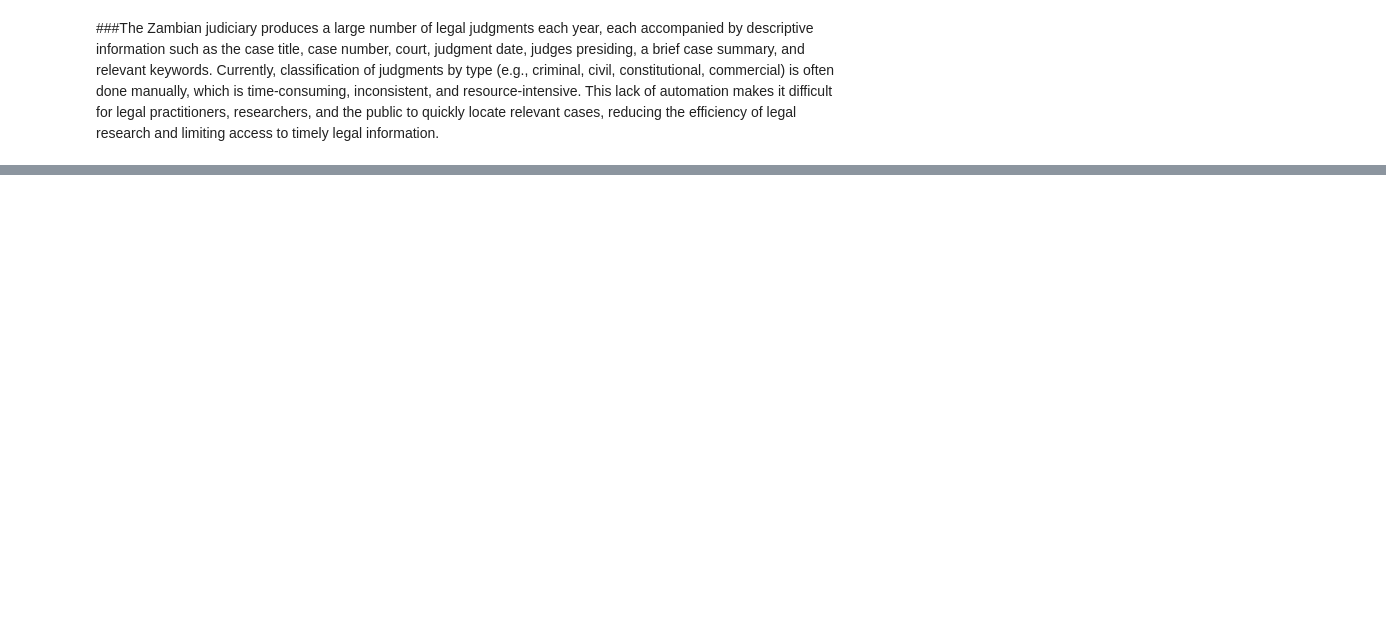
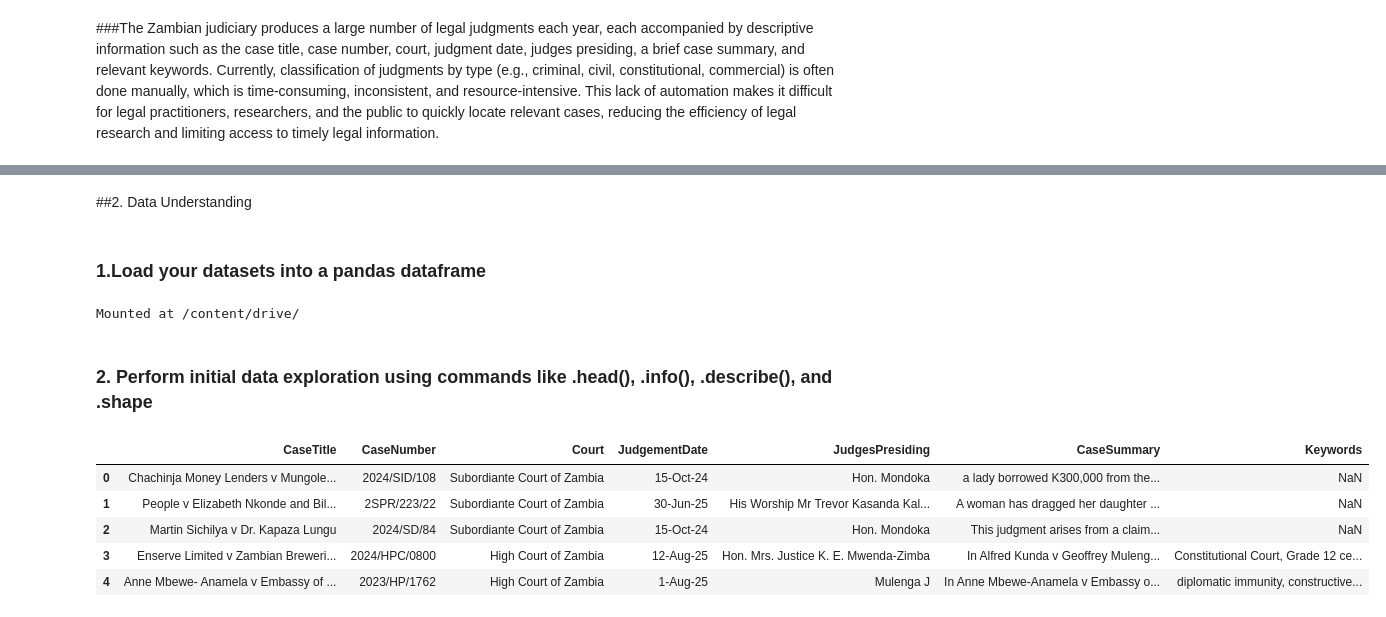
Before and after one commit to SuwilanjiTrey/DataMining-11, a Jupyter notebook: dataMiningGroup11.ipynb, the cells around one changed output, grey strips where cells are left out. Cells and saved outputs as stored; diff of their text form; code cells hidden in the pictures; blank space fills up the shorter version.

```diff
--- a/dataMiningGroup11.ipynb
+++ b/dataMiningGroup11.ipynb
@@ -52,0 +51,9 @@
+# %% [markdown]
+##2. Data Understanding
+# %% [markdown]
+### 1.Load your datasets into a pandas dataframe
+# %%
+from google.colab import drive
+drive.mount('/content/drive/')
+# %% [output]
+Mounted at /content/drive/
@@ -52,0 +64,11 @@
+# %% [markdown]
+### 2. Perform initial data exploration using commands like .head(), .info(), .describe(), and .shape
+# %%
+df.head()
+# %% [output]
+|  | CaseTitle | CaseNumber | Court | JudgementDate | JudgesPresiding | CaseSummary | Keywords |
+| 0 | Chachinja Money Lenders v Mungole... | 2024/SID/108 | Subordiante Court of Zambia | 15-Oct-24 | Hon. Mondoka | a lady borrowed K300,000 from the... | NaN |
+| 1 | People v Elizabeth Nkonde and Bil... | 2SPR/223/22 | Subordiante Court of Zambia | 30-Jun-25 | His Worship Mr Trevor Kasanda Kal... | A woman has dragged her daughter ... | NaN |
+| 2 | Martin Sichilya v Dr. Kapaza Lungu | 2024/SD/84 | Subordiante Court of Zambia | 15-Oct-24 | Hon. Mondoka | This judgment arises from a claim... | NaN |
+| 3 | Enserve Limited v Zambian Breweri... | 2024/HPC/0800 | High Court of Zambia | 12-Aug-25 | Hon. Mrs. Justice K. E. Mwenda-Zimba | In Alfred Kunda v Geoffrey Muleng... | Constitutional Court, Grade 12 ce... |
+| 4 | Anne Mbewe- Anamela v Embassy of ... | 2023/HP/1762 | High Court of Zambia | 1-Aug-25 | Mulenga J | In Anne Mbewe-Anamela v Embassy o... | diplomatic immunity, constructive... |
```
Also changed, not shown: parts of 17 cells of this notebook.
